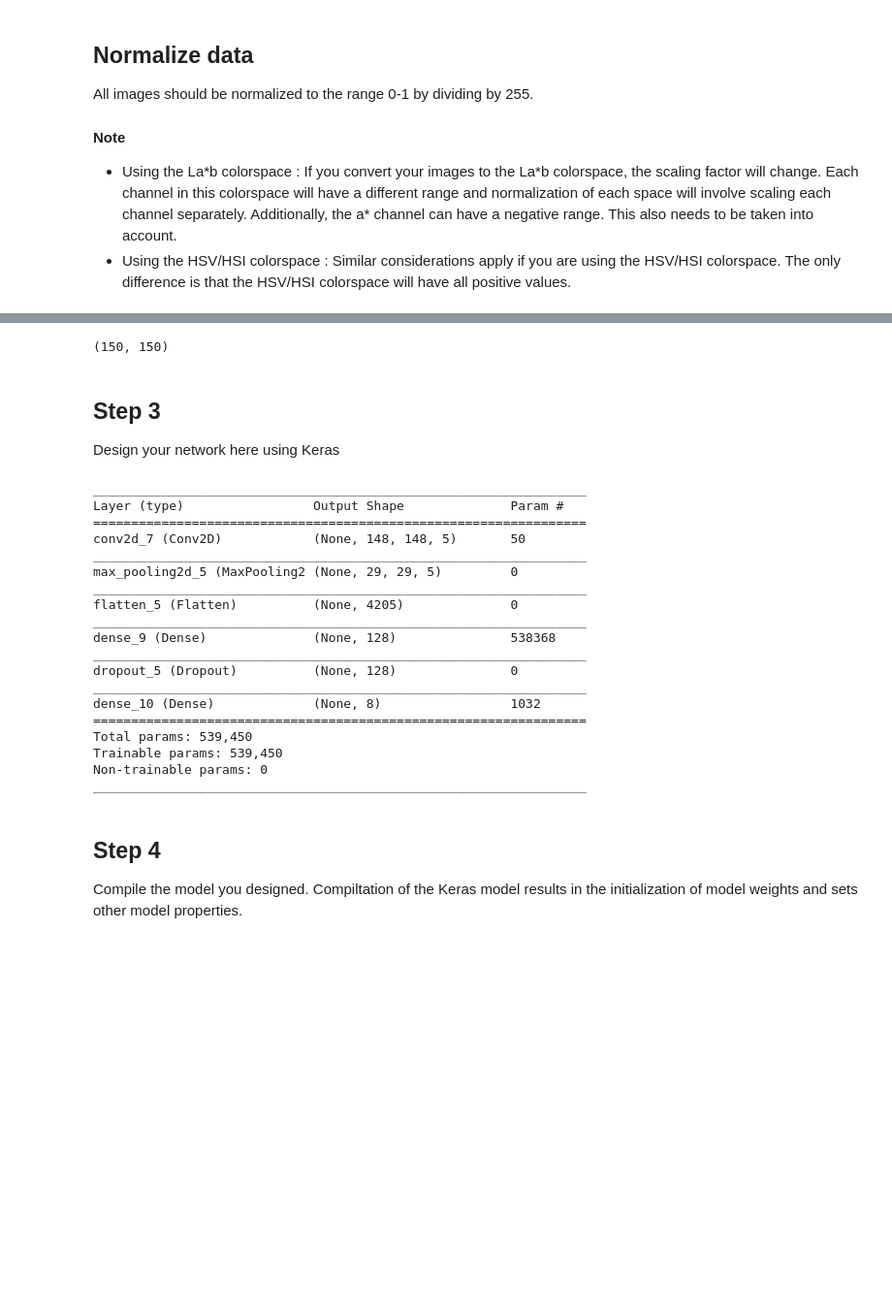
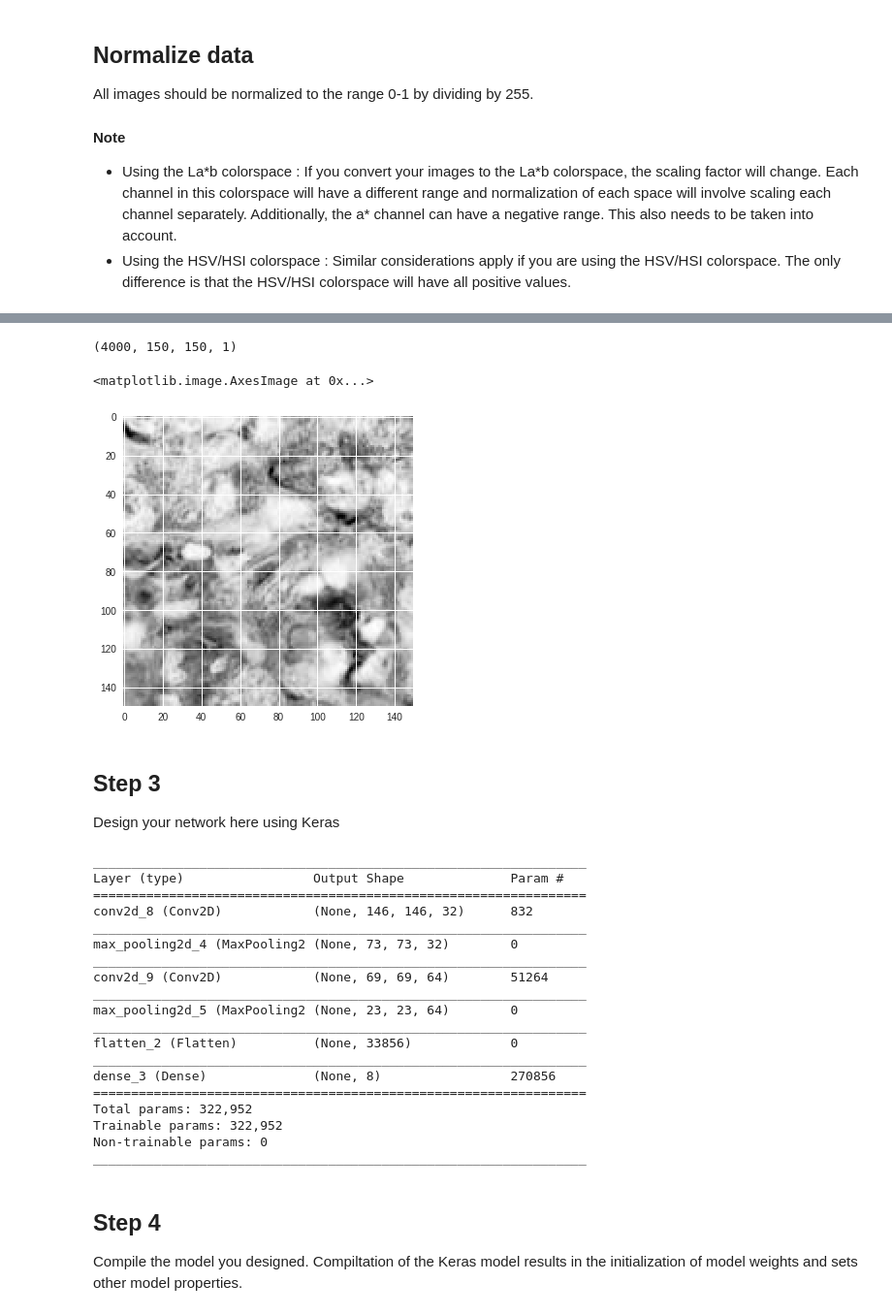
Before and after one commit to KHATUNA3/Week3_public, a Jupyter notebook: 02TextureClassificationWithConvNets.ipynb, the cells around one changed output, grey strips where cells are left out. Shown: that part at 97% size. Drawn from its saved outputs; the diff is of its cells as text; code cells hidden in the pictures; blank space fills up the shorter version.

```diff
--- a/02TextureClassificationWithConvNets.ipynb
+++ b/02TextureClassificationWithConvNets.ipynb
@@ -135,9 +170,14 @@ input_shape = nrows, ncols, 1
 train_data = train_data.reshape(train_data.shape[0], nrows, ncols, 1)
 test_data = test_data.reshape(test_data.shape[0], nrows, ncols, 1)
-# %%
-input_shape[0:2]
-# %% [output]
-(150, 150)
+# %%
+train_data.shape
+# %% [output]
+(4000, 150, 150, 1)
+# %%
+plt.imshow(train_data[0][:,:,0])
+# %% [output]
+<matplotlib.image.AxesImage at 0x...>
+[figure, added]
 # %% [markdown]
 ## Step 3
 Design your network here using Keras
@@ -147,40 +187,47 @@ model = []
 model = Sequential()
 
 # Add input layer
-model.add(tf.keras.layers.InputLayer(input_shape))
+#model.add(tf.keras.layers.InputLayer(train_data[0].shape))
 # Add fully connected layers
 
 # See keras.io for Conv2D, MaxPool2D, Dropout documentation
-model.add(Conv2D(filters = 5, kernel_size=3, activation=tf.nn.softmax))
-model.add(MaxPool2D(pool_size = 5))
-model.add(Flatten())
-model.add(Dense(128, activation=tf.nn.relu))
-model.add(Dropout(.2))
+#model.add(Conv2D(32, kernel_size=(3,3), input_shape=input_shape, activation='relu'))
+#model.add(MaxPool2D(pool_size = (3,3)))
+#model.add(Flatten())
+#model.add(Dropout(.2))
+#model.add(Dense(64, activation=tf.nn.relu))
 
 # Add final output layer - This should have as many neurons as the number
 # of classes we are trying to identify
 #model.add( )
-model.add(Dense(8, activation=tf.nn.relu))
+#model.add(Flatten())
+#model.add(Dense(8, activation=tf.nn.softmax))
 
+model.add(Conv2D(32,(5,5), input_shape=train_data[0].shape))
+model.add(tf.keras.layers.MaxPooling2D(pool_size=(2,2), strides=(2,2)))
+model.add(tf.keras.layers.Conv2D(64,(5,5), activation='relu'))
+model.add(tf.keras.layers.MaxPooling2D(pool_size=(3,3)))
+model.add(tf.keras.layers.Flatten())
+model.add(Dense(num_classes, activation='softmax'))
 model.summary()
 # %% [output]
 _________________________________________________________________
 Layer (type)                 Output Shape              Param #
 =================================================================
-conv2d_7 (Conv2D)            (None, 148, 148, 5)       50
+conv2d_8 (Conv2D)            (None, 146, 146, 32)      832
 _________________________________________________________________
-max_pooling2d_5 (MaxPooling2 (None, 29, 29, 5)         0
+max_pooling2d_4 (MaxPooling2 (None, 73, 73, 32)        0
 _________________________________________________________________
-flatten_5 (Flatten)          (None, 4205)              0
+conv2d_9 (Conv2D)            (None, 69, 69, 64)        51264
 _________________________________________________________________
-dense_9 (Dense)              (None, 128)               538368
+max_pooling2d_5 (MaxPooling2 (None, 23, 23, 64)        0
 _________________________________________________________________
-dropout_5 (Dropout)          (None, 128)               0
+flatten_2 (Flatten)          (None, 33856)             0
 _________________________________________________________________
-dense_10 (Dense)             (None, 8)                 1032
+dense_3 (Dense)              (None, 8)                 270856
 =================================================================
-Total params: 539,450
-Trainable params: 539,450
+Total params: 322,952
+Trainable params: 322,952
 Non-trainable params: 0
 _________________________________________________________________
 # %% [markdown]
```
Also changed, not shown: parts of 14 cells of this notebook.
